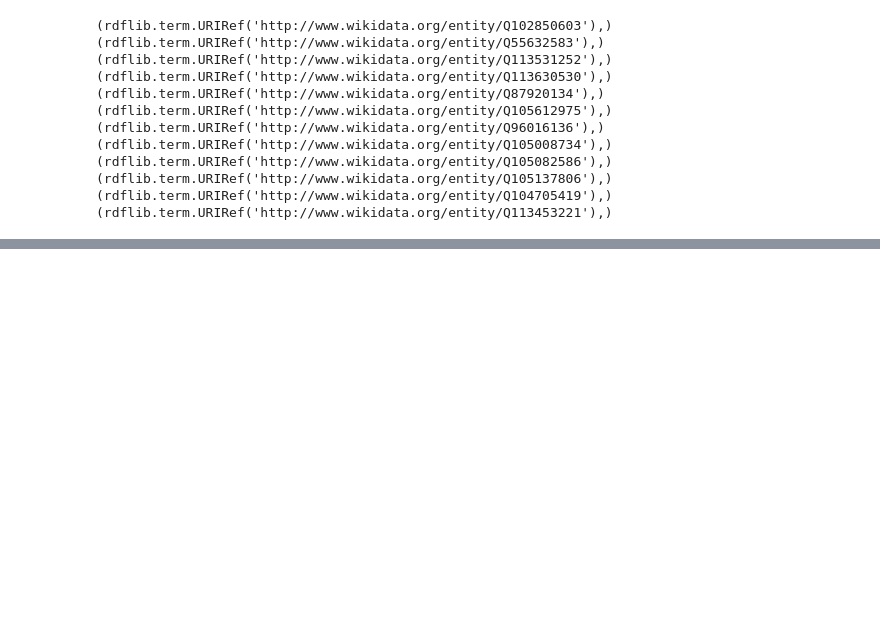
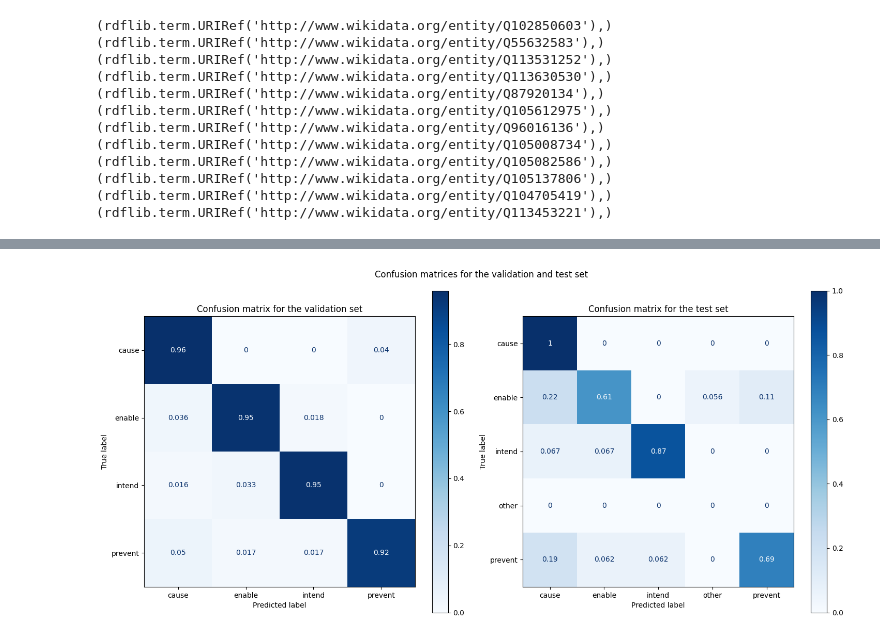
Before and after one commit to ANR-kFLOW/KG2Narrative, a Jupyter notebook: get_statistics.ipynb, the cells around one changed output, grey strips where cells are left out. Saved outputs shown, nothing was run; the diff lists cells and outputs as text; code cells hidden in the pictures; blank space fills up the shorter version.

```diff
--- a/get_statistics.ipynb
+++ b/get_statistics.ipynb
@@ -322,0 +349,10 @@ for row in qres:
+# %%
+val_data = pd.concat([val_data, val_preds], axis=1)
+test_data = pd.concat([test_data, test_preds], axis=1)
+# %%
+val_data.drop(columns=val_data.columns[0], axis=1, inplace=True)
+test_data.drop(columns=test_data.columns[0], axis=1, inplace=True)
+# %%
+for i, row in val_data.iterrows():
+    if row['label'] == 'cause' and row['pred_relation'] != 'cause':
+        print(f"{row['sentence']}\nTrue: {row['trigger1']} - {row['label']} - {row['trigger2']}\nPred: {row['pred_subject']} - {row['pred_relation']} - {row['pred_object']}\n")
@@ -322,0 +363,4 @@ for row in qres:
+# %%
+for i, row in test_data.iterrows():
+    if row['label'] == 'cause' and row['pred_relation'] != 'cause':
+        print(f"{row['sentence']}\nTrue: {row['trigger1']} - {row['label']} - {row['trigger2']}\nPred: {row['pred_subject']} - {row['pred_relation']} - {row['pred_object']}\n")
@@ -322,0 +409,30 @@ for row in qres:
+# %%
+#Generate confusion matrixes
+import matplotlib.pyplot as plt
+import numpy as np
+from sklearn import metrics
+
+actual = [act[1] for act in val_gt_triples]
+predicted = [pred[1] for pred in val_pred_triples]
+
+fig, (ax1, ax2) = plt.subplots(1,2, figsize=(15,7))
+confusion_matrix = metrics.confusion_matrix(actual, predicted, normalize="true")
+labels = np.unique(actual + predicted ).tolist()
+cm_display = metrics.ConfusionMatrixDisplay(confusion_matrix = confusion_matrix, display_labels = labels)
+cm_display.plot(cmap = 'Blues', ax=ax1)
+ax1.set_title("Confusion matrix for the validation set")
+
+actual = [act[1] for act in test_gt_triples]
+predicted = [pred[1] if (pred[1] in labels) else 'other' for pred in test_pred_triples]
+
+confusion_matrix = metrics.confusion_matrix(actual, predicted, normalize='true')
+labels = np.unique(actual + predicted).tolist()
+cm_display = metrics.ConfusionMatrixDisplay(confusion_matrix = confusion_matrix, display_labels = labels)
+cm_display.plot(cmap = 'Blues', ax=ax2)
+ax2.set_title("Confusion matrix for the test set")
+plt.suptitle("Confusion matrices for the validation and test set")
+plt.tight_layout()
+plt.savefig('Plots/Confusion_matrix.png')
+plt.show()
+# %% [output]
+[figure, added]
```
Also changed, not shown: parts of 9 cells of this notebook, 3 other files.
